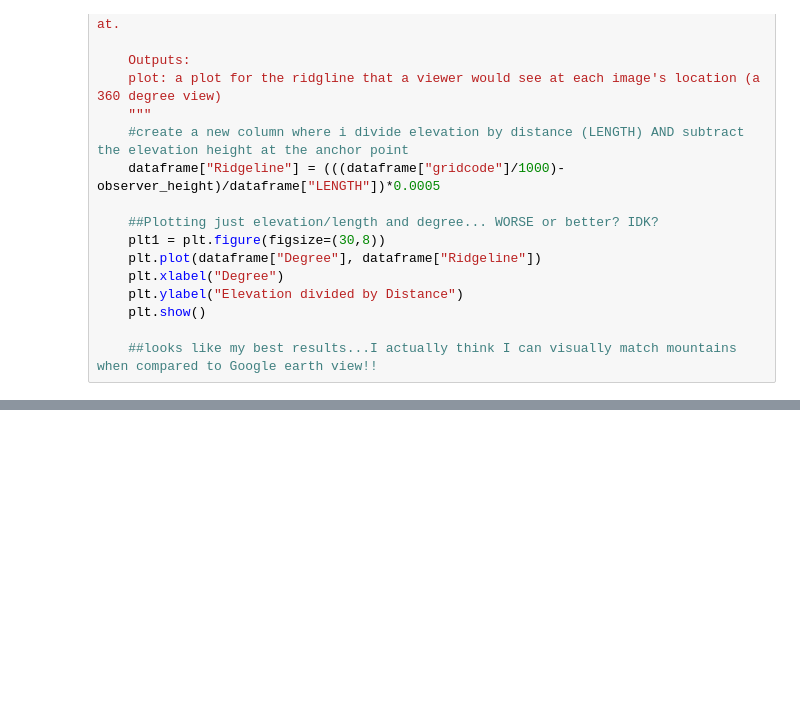
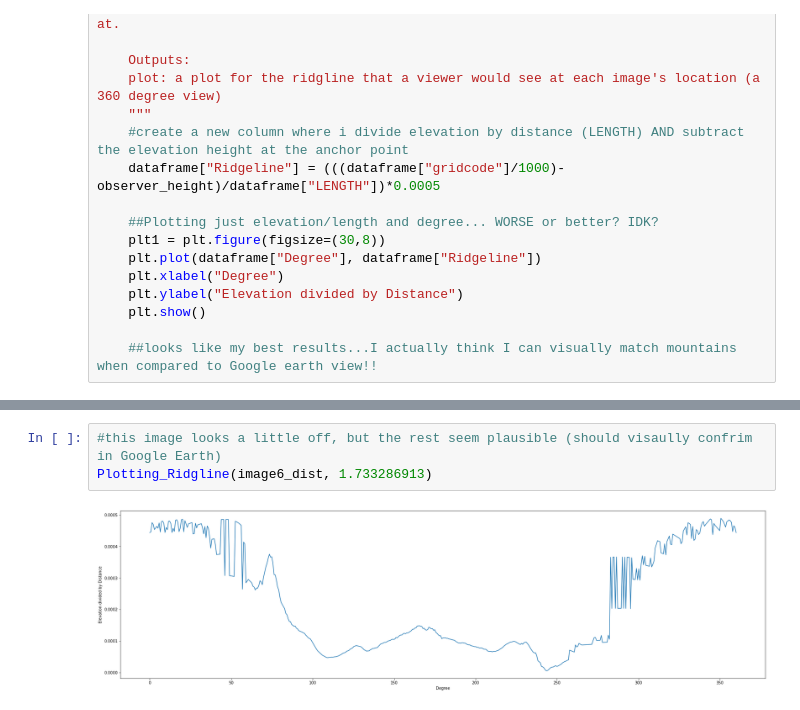
Before and after one commit to mmarsole/FinalProjectGIS5578, a Jupyter notebook: JupyterNotebooks/Ridgline_Visuals.ipynb, the cells around one changed output, grey strips where cells are left out. Saved outputs shown, nothing was run; the diff lists cells and outputs as text; blank space fills up the shorter version.

```diff
--- a/JupyterNotebooks/Ridgline_Visuals.ipynb
+++ b/JupyterNotebooks/Ridgline_Visuals.ipynb
@@ -60,0 +74,5 @@ Plotting_Ridgline(image4_dist, 2.023487544)
+# %%
+#this image looks a little off, but the rest seem plausible (should visaully confrim in Google Earth)
+Plotting_Ridgline(image6_dist, 1.733286913)
+# %% [output]
+[figure, added]
```
Also changed, not shown: parts of 6 cells of this notebook.
